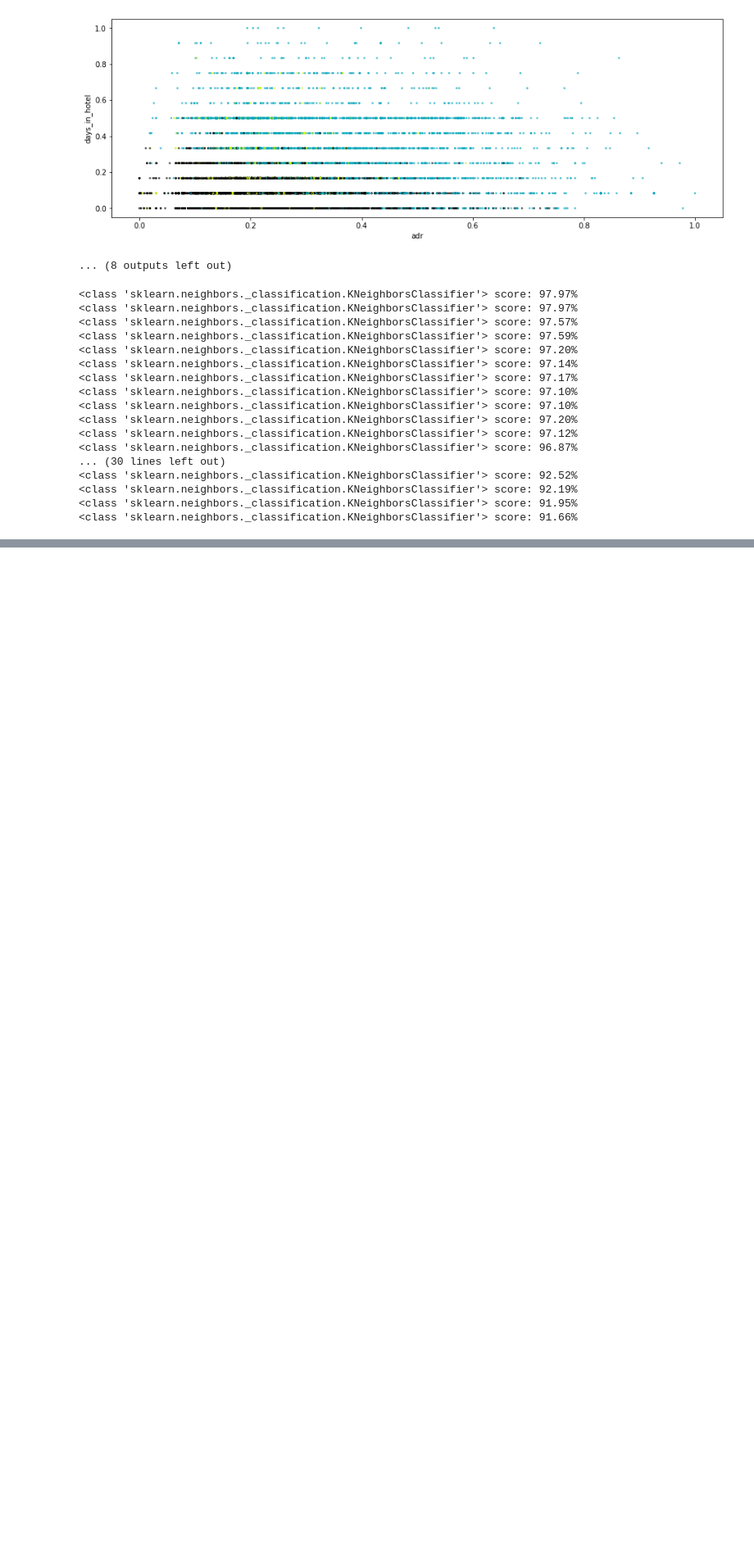
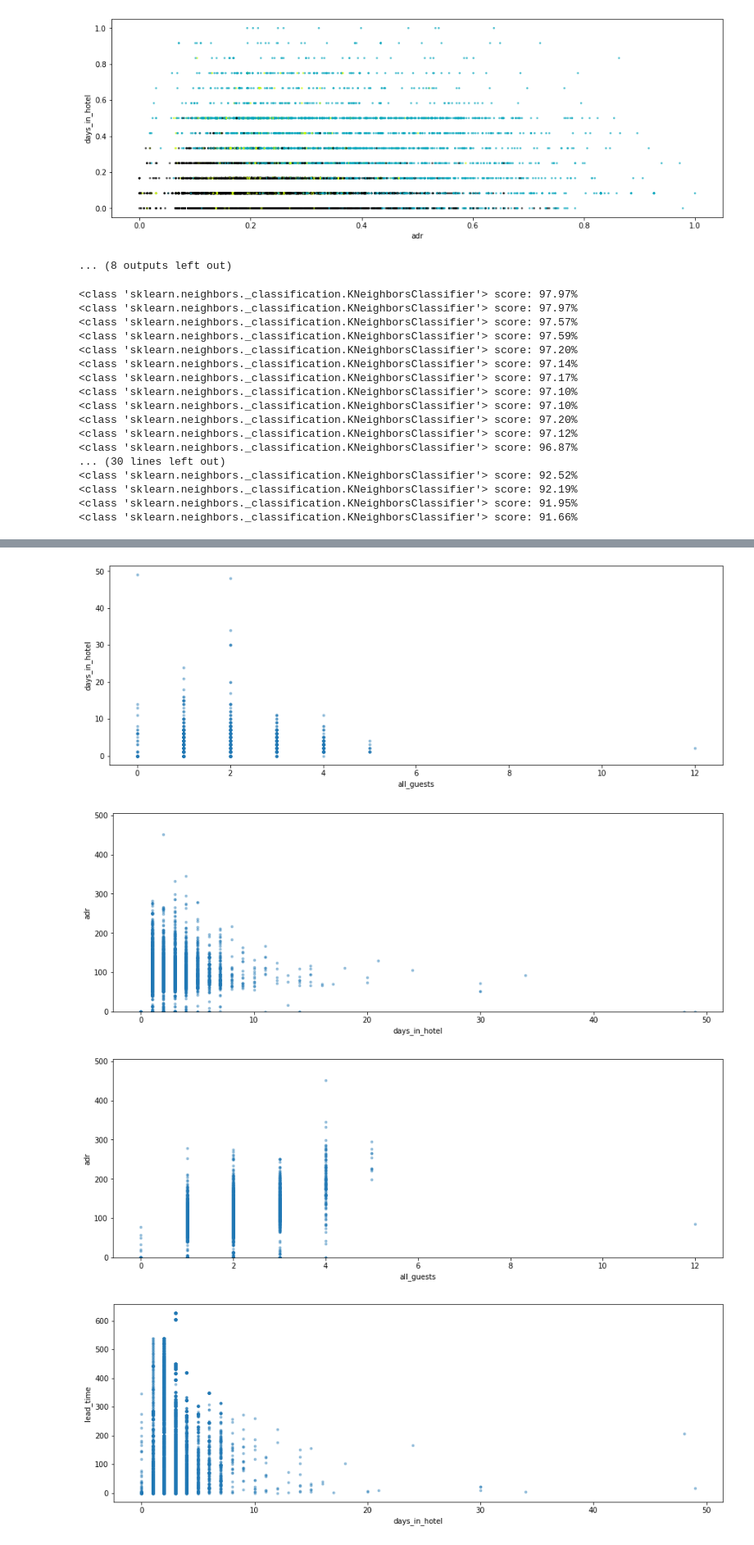
Before and after one commit to Makaa88/Eksploracja, a Jupyter notebook: ProjektResults.ipynb, the cells around one changed output, grey strips where cells are left out. Shown at 82% size. Cells and saved outputs as stored; diff of their text form; code cells hidden in the pictures; blank space fills up the shorter version.

```diff
--- a/ProjektResults.ipynb
+++ b/ProjektResults.ipynb
@@ -27,7 +27,7 @@ def plot_two_columns(col_one_name, col_two_name, data_frame):
     y = data_frame[col_two_name]
     plt.ylabel(col_two_name)
     plt.xlabel(col_one_name)
-    plt.scatter(x,y, marker='.', alpha=0.05, cmap='viridis')
+    plt.scatter(x,y, marker='.', alpha=0.4, cmap='viridis')
     plt.show()
 # %%
 #Ilosc gosci z danych krajow
@@ -489,0 +528,20 @@ divide_and_classify(portugal_df_normalized, 3)
+# %%
+def get_basic_stats(data_frame):
+    #MAX MIN SREDNIA MEDAIANA STD
+    max_column = pandas.DataFrame(portugal_df.max(), columns=['max'])
+    min_column = pandas.DataFrame(portugal_df.min(), columns=['min'])
+    mean_column = pandas.DataFrame(portugal_df.mean(), columns=['mean'])
+    median_column = pandas.DataFrame(portugal_df.median(), columns=['median'])
+    std_column = pandas.DataFrame(portugal_df.std(), columns=['std'])
+    stats_df = pandas.concat([max_column, min_column, mean_column, median_column, std_column], axis=1)
+    return stats_df
+
+#City Hotel
+portugal_city_df = get_df_for_given_country('PRT')
+print(len(portugal_city_df))
+portugal_city_df = portugal_city_df[portugal_city_df['hotel']=='City Hotel']
+print(len(portugal_city_df))
+
+portugal_city_df = portugal_city_df[['days_in_hotel', 'lead_time', 'adr', 'all_guests']]
+stats_df = get_basic_stats(portugal_city_df)
+stats_df
@@ -489,0 +556,14 @@ divide_and_classify(portugal_df_normalized, 3)
+# %%
+plot_two_columns('all_guests', 'days_in_hotel', portugal_city_df)
+plt.ylim(0, 505)
+plot_two_columns('days_in_hotel', 'adr', portugal_city_df)
+plt.ylim(0, 505)
+plot_two_columns('all_guests', 'adr', portugal_city_df)
+plot_two_columns('days_in_hotel', 'lead_time', portugal_city_df)
+plt.ylim(0, 505)
+plot_two_columns('lead_time', 'adr', portugal_city_df)
+# %% [output]
+[figure, added]
+[figure, added]
+[figure, added]
+[figure, added]
```
Also changed, not shown: parts of 17 cells of this notebook.
